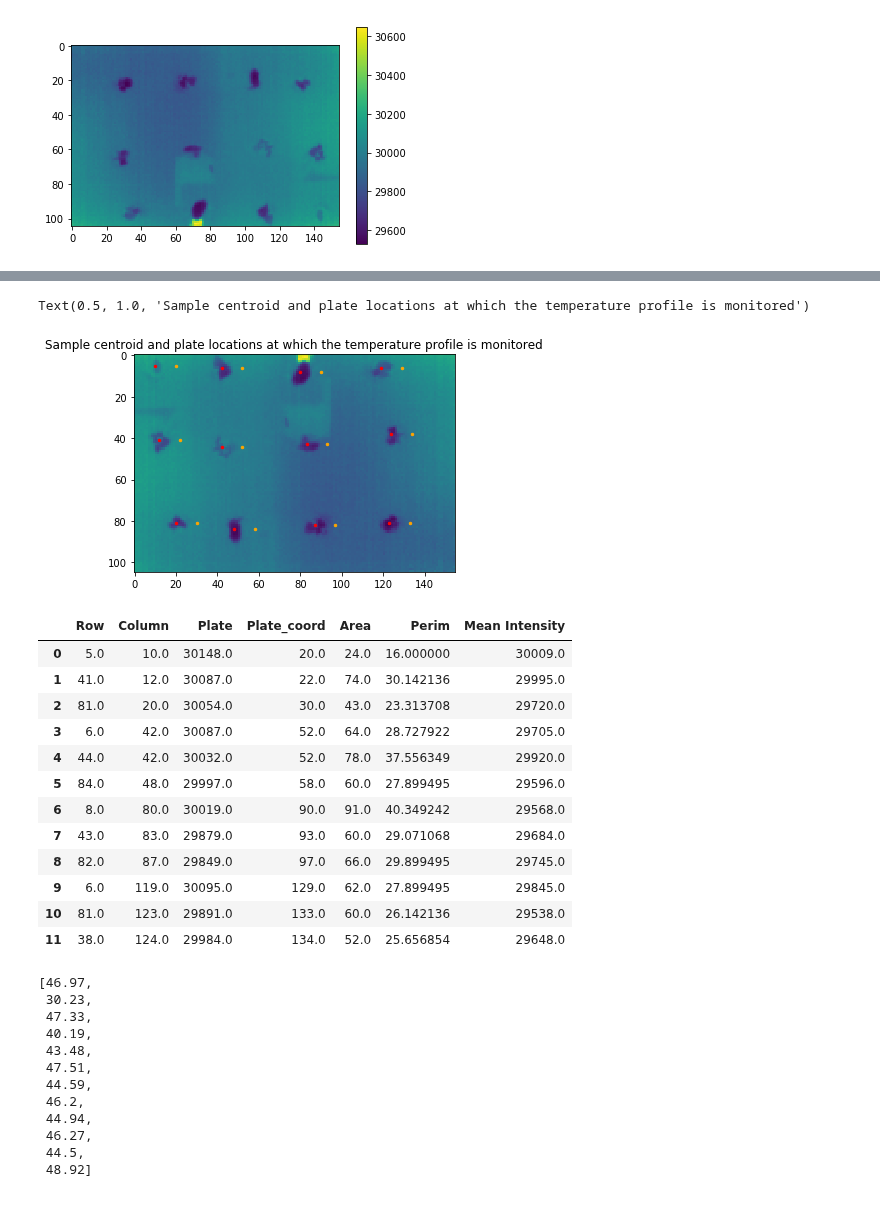
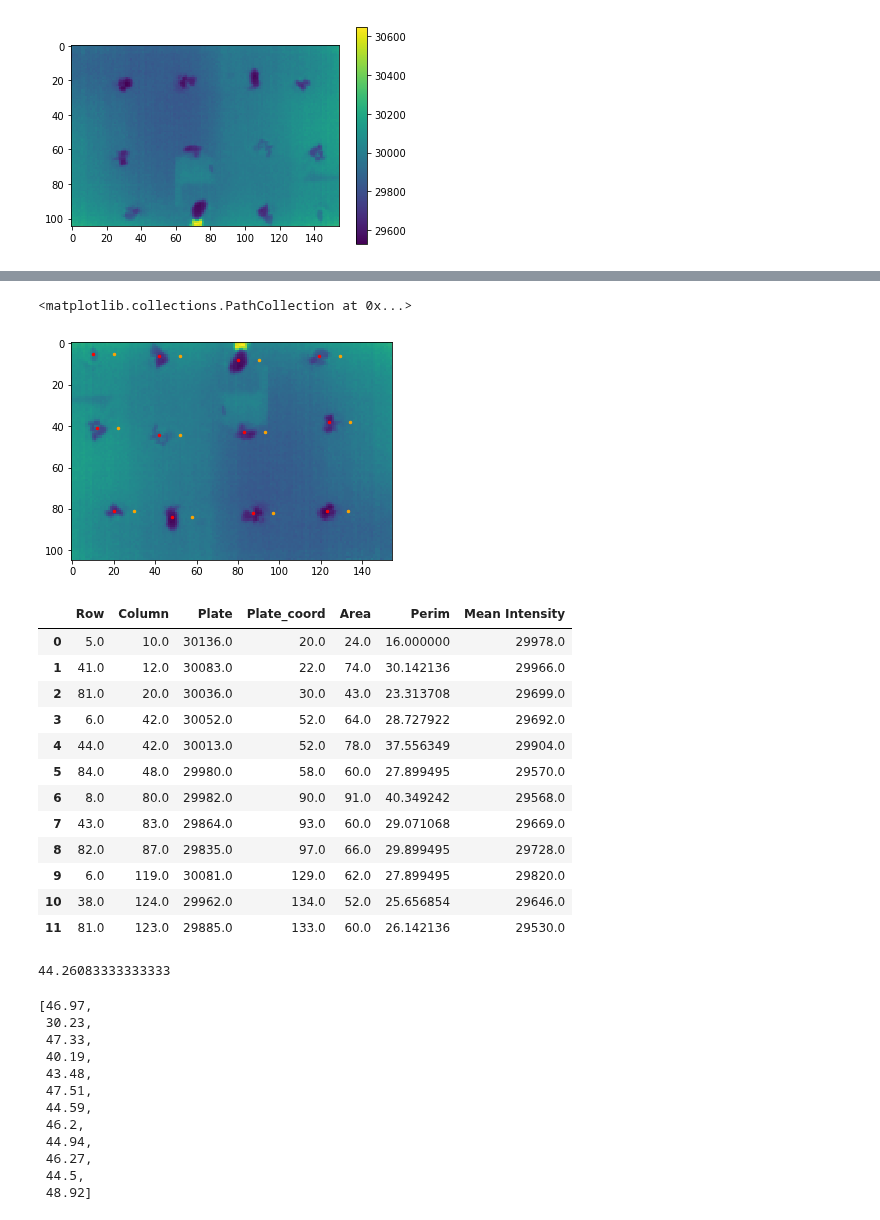
Before and after one commit to jrodguez/musical-robot, a Jupyter notebook: scripts/Dodecanoic_acid_8_15_19.ipynb, the cells around one changed output, grey strips where cells are left out. Drawn from its saved outputs; the diff is of its cells as text; code cells hidden in the pictures.

```diff
--- a/scripts/Dodecanoic_acid_8_15_19.ipynb
+++ b/scripts/Dodecanoic_acid_8_15_19.ipynb
@@ -31,27 +36,31 @@ flip_frames, regprops, s_temp, p_temp, inf_temp = ed.inflection_temp(crop_frame,
 # %%
 plt.imshow(flip_frames[0])
 plt.scatter(regprops[0]['Plate_coord'],regprops[0]['Row'],c='orange',s=6)
 plt.scatter(regprops[0]['Column'],regprops[0]['Row'],s=6,c='red')
-plt.title('Sample centroid and plate locations at which the temperature profile is monitored')
+# plt.title('Sample centroid and plate locations at which the temperature is monitored')
 # %% [output]
-Text(0.5, 1.0, 'Sample centroid and plate locations at which the temperature profile is monitored')
+<matplotlib.collections.PathCollection at 0x...>
-[figure, old version]
+[figure, new version]
 # %%
-regprops[2]
+regprops[0]
 # %% [output]
 |  | Row | Column | Plate | Plate_coord | Area | Perim | Mean Intensity |
-| 0 | 5.0 | 10.0 | 30148.0 | 20.0 | 24.0 | 16.000000 | 30009.0 |
-| 1 | 41.0 | 12.0 | 30087.0 | 22.0 | 74.0 | 30.142136 | 29995.0 |
-| 2 | 81.0 | 20.0 | 30054.0 | 30.0 | 43.0 | 23.313708 | 29720.0 |
-| 3 | 6.0 | 42.0 | 30087.0 | 52.0 | 64.0 | 28.727922 | 29705.0 |
-| 4 | 44.0 | 42.0 | 30032.0 | 52.0 | 78.0 | 37.556349 | 29920.0 |
-| 5 | 84.0 | 48.0 | 29997.0 | 58.0 | 60.0 | 27.899495 | 29596.0 |
-| 6 | 8.0 | 80.0 | 30019.0 | 90.0 | 91.0 | 40.349242 | 29568.0 |
-| 7 | 43.0 | 83.0 | 29879.0 | 93.0 | 60.0 | 29.071068 | 29684.0 |
-| 8 | 82.0 | 87.0 | 29849.0 | 97.0 | 66.0 | 29.899495 | 29745.0 |
-| 9 | 6.0 | 119.0 | 30095.0 | 129.0 | 62.0 | 27.899495 | 29845.0 |
-| 10 | 81.0 | 123.0 | 29891.0 | 133.0 | 60.0 | 26.142136 | 29538.0 |
-| 11 | 38.0 | 124.0 | 29984.0 | 134.0 | 52.0 | 25.656854 | 29648.0 |
+| 0 | 5.0 | 10.0 | 30136.0 | 20.0 | 24.0 | 16.000000 | 29978.0 |
+| 1 | 41.0 | 12.0 | 30083.0 | 22.0 | 74.0 | 30.142136 | 29966.0 |
+| 2 | 81.0 | 20.0 | 30036.0 | 30.0 | 43.0 | 23.313708 | 29699.0 |
+| 3 | 6.0 | 42.0 | 30052.0 | 52.0 | 64.0 | 28.727922 | 29692.0 |
+| 4 | 44.0 | 42.0 | 30013.0 | 52.0 | 78.0 | 37.556349 | 29904.0 |
+| 5 | 84.0 | 48.0 | 29980.0 | 58.0 | 60.0 | 27.899495 | 29570.0 |
+| 6 | 8.0 | 80.0 | 29982.0 | 90.0 | 91.0 | 40.349242 | 29568.0 |
+| 7 | 43.0 | 83.0 | 29864.0 | 93.0 | 60.0 | 29.071068 | 29669.0 |
+| 8 | 82.0 | 87.0 | 29835.0 | 97.0 | 66.0 | 29.899495 | 29728.0 |
+| 9 | 6.0 | 119.0 | 30081.0 | 129.0 | 62.0 | 27.899495 | 29820.0 |
+| 10 | 38.0 | 124.0 | 29962.0 | 134.0 | 52.0 | 25.656854 | 29646.0 |
+| 11 | 81.0 | 123.0 | 29885.0 | 133.0 | 60.0 | 26.142136 | 29530.0 |
+# %%
+np.mean(inf_temp)
+# %% [output]
+44.26083333333333
 # %%
 inf_temp
 # %% [output]
```
Also changed, not shown: parts of 7 cells of this notebook, 2 other files.
